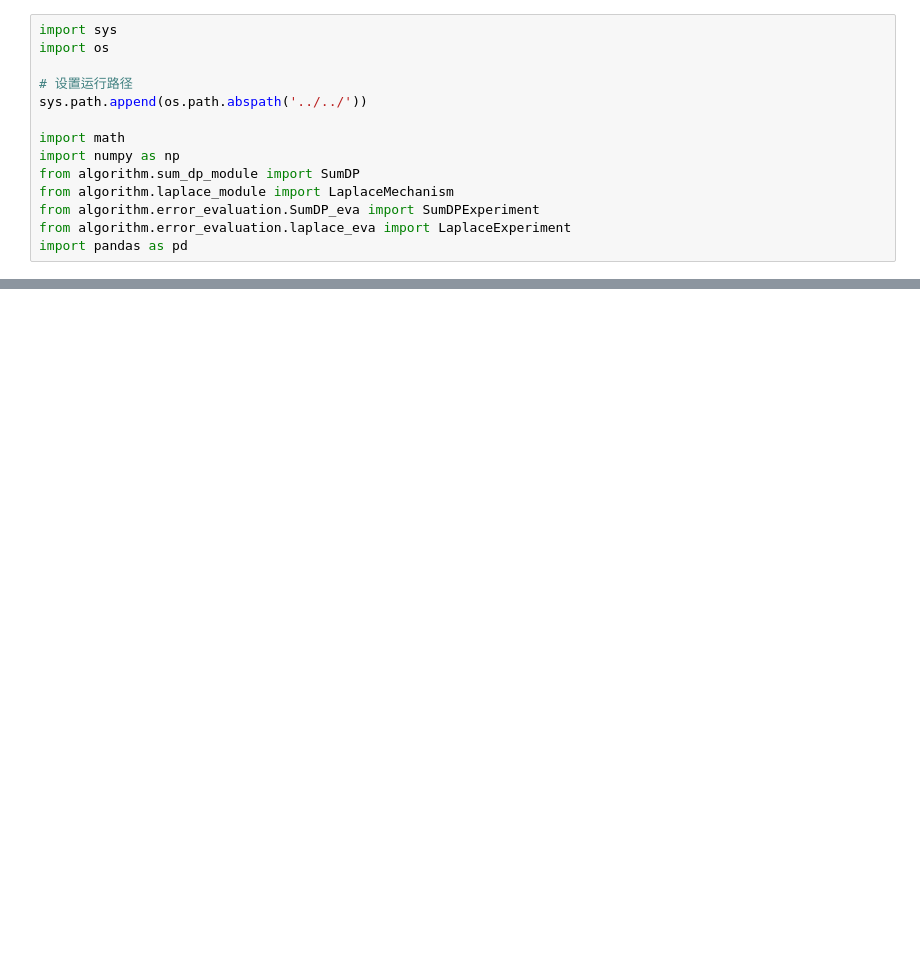
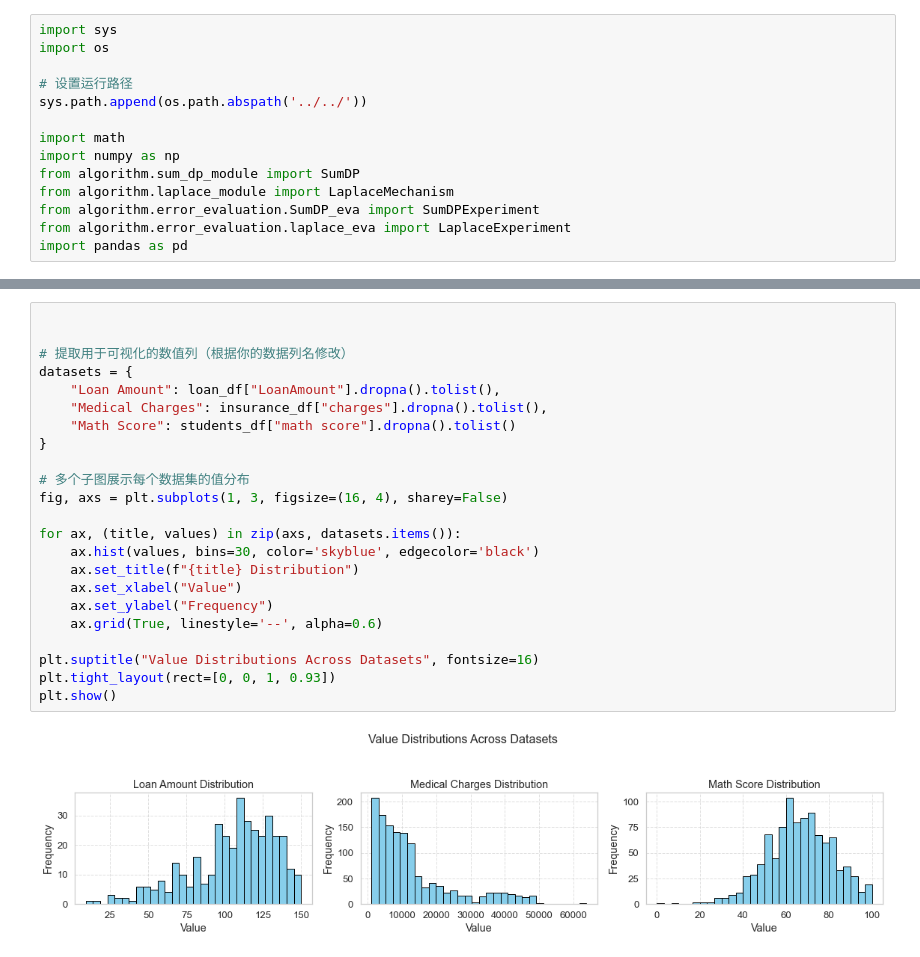
Before and after one commit to Anonymi1ty/DP-Project, a Jupyter notebook: algorithm/notebook_test/errors_compare.ipynb, the cells around one changed output, grey strips where cells are left out. Saved outputs shown, nothing was run; the diff lists cells and outputs as text; blank space fills up the shorter version.

```diff
--- a/algorithm/notebook_test/errors_compare.ipynb
+++ b/algorithm/notebook_test/errors_compare.ipynb
@@ -190,0 +218,25 @@ plot_error_vs_epsilon(students_data, "Students Dataset")
+# %%
+
+
+# 提取用于可视化的数值列（根据你的数据列名修改）
+datasets = {
+    "Loan Amount": loan_df["LoanAmount"].dropna().tolist(),
+    "Medical Charges": insurance_df["charges"].dropna().tolist(),
+    "Math Score": students_df["math score"].dropna().tolist()
+}
+
+# 多个子图展示每个数据集的值分布
+fig, axs = plt.subplots(1, 3, figsize=(16, 4), sharey=False)
+
+for ax, (title, values) in zip(axs, datasets.items()):
+    ax.hist(values, bins=30, color='skyblue', edgecolor='black')
+    ax.set_title(f"{title} Distribution")
+    ax.set_xlabel("Value")
+    ax.set_ylabel("Frequency")
+    ax.grid(True, linestyle='--', alpha=0.6)
+
+plt.suptitle("Value Distributions Across Datasets", fontsize=16)
+plt.tight_layout(rect=[0, 0, 1, 0.93])
+plt.show()
+# %% [output]
+[figure, added]
```
Also changed, not shown: parts of 6 cells of this notebook, 2 other files.
